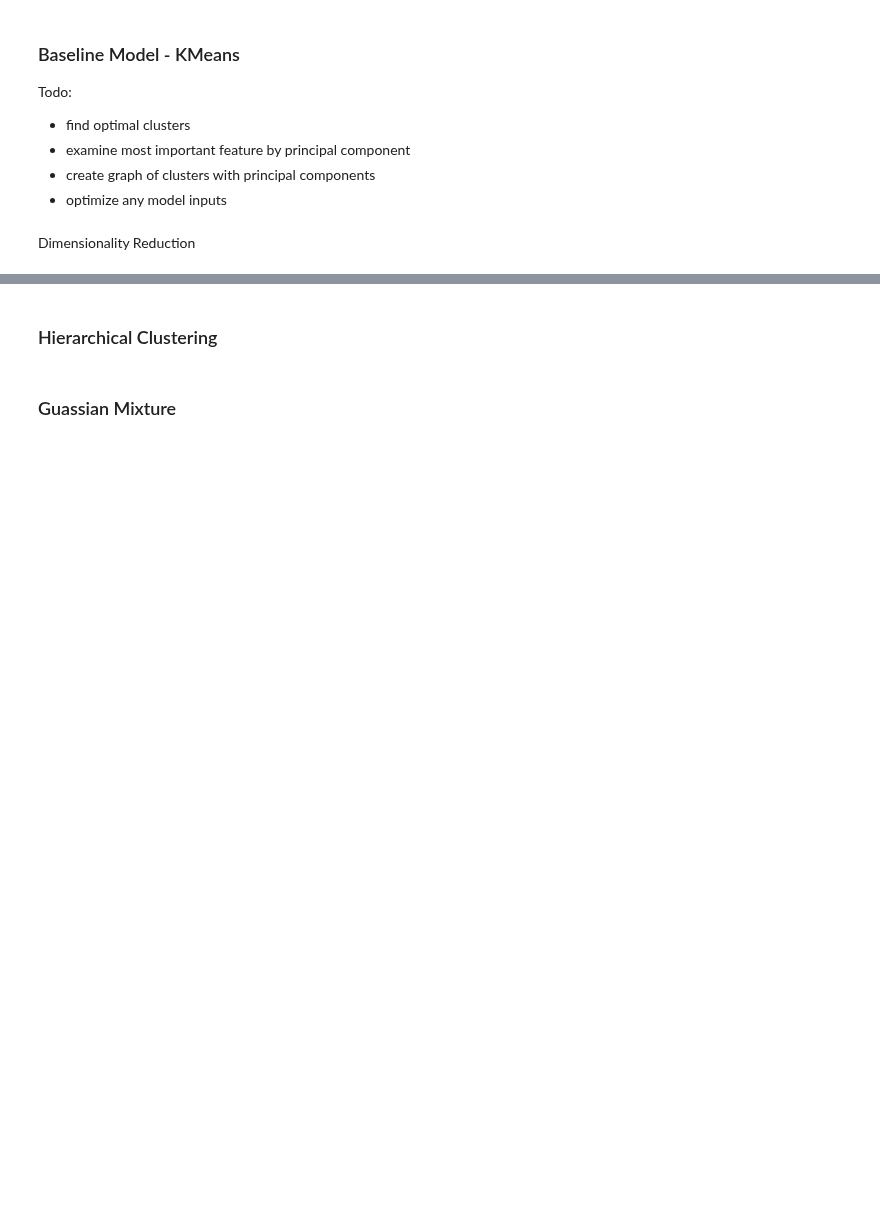
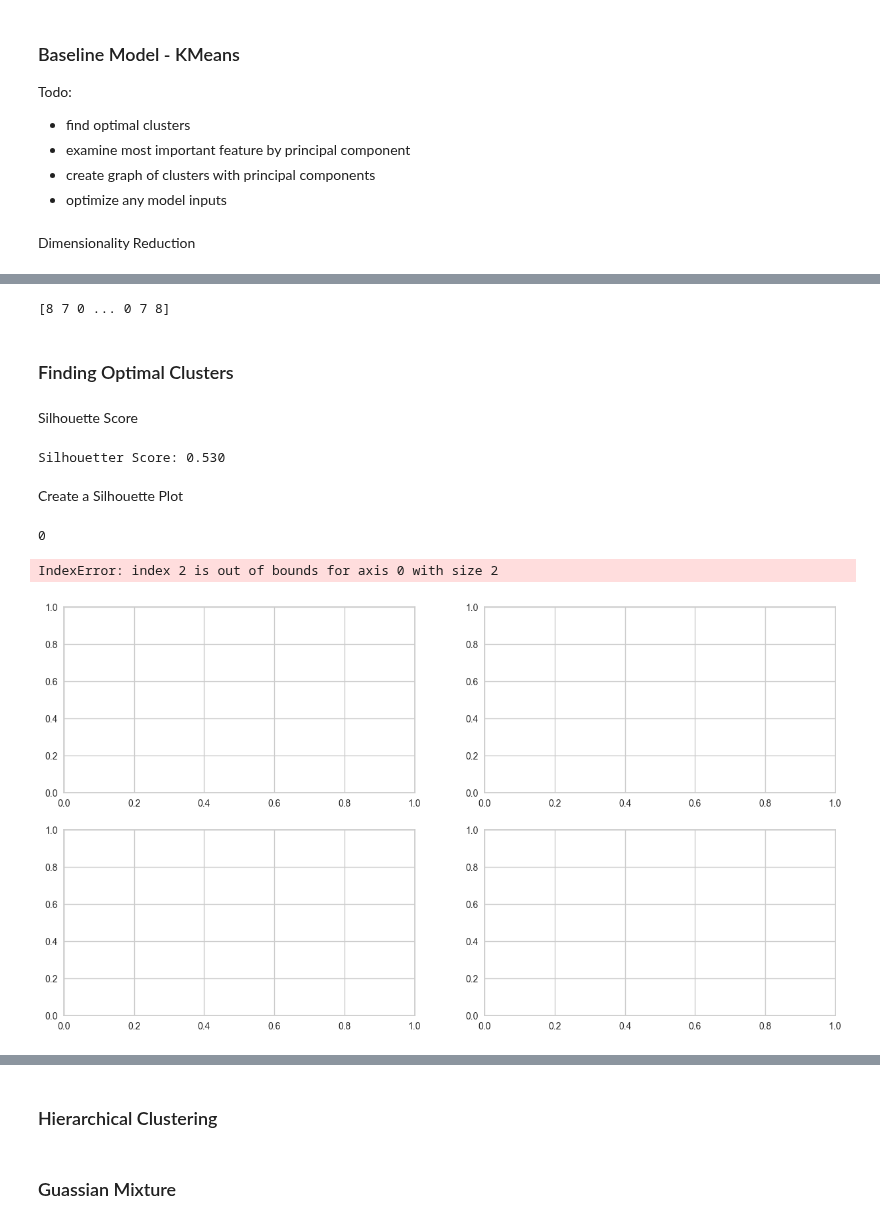
Before and after one commit to martza87/siads_696_mII, a Jupyter notebook: src/04_unsupervised_learning_model.ipynb, the cells around one changed output, grey strips where cells are left out. Cells and saved outputs as stored; diff of their text form; code cells hidden in the pictures; blank space fills up the shorter version.

Commit message:
[Update] added some code for silhouette score

```diff
--- a/src/04_unsupervised_learning_model.ipynb
+++ b/src/04_unsupervised_learning_model.ipynb
@@ -85,0 +81,9 @@ PCA does not accept missing values encoded as NaN natively. For supervised learn
+# %%
+# kmeans code
+kmeans = KMeans(init = 'random', n_clusters=12, n_init=10, random_state = 0)
+km = kmeans.fit(X_pca)
+km.n_iter_
+labels = km.labels_
+#print(labels)
+# %% [output]
+[8 7 0 ... 0 7 8]
@@ -85,0 +99,32 @@ PCA does not accept missing values encoded as NaN natively. For supervised learn
+# %% [markdown]
+### Finding Optimal Clusters
+# %% [markdown]
+Silhouette Score
+# %%
+# works for all sklearn unsupervised model evaluation metrics with DBSCAN
+score = silhouette_score(X_pca, km.labels_, metric='euclidean')
+print('Silhouetter Score: %.3f' % score)
+# %% [output]
+Silhouetter Score: 0.530
+# %% [markdown]
+Create a Silhouette Plot
+# %%
+fig, ax = plt.subplots(2, 2, figsize=(15,8))
+for i in [6, 7, 8, 9]:
+    '''
+    Create KMeans instance for different number of clusters
+    '''
+    km = KMeans(n_clusters=i, init='k-means++', n_init=10, max_iter=50, random_state=42)
+
+    q, mod = divmod(i, 2)
+    print(mod)
+    '''
+    Create SilhouetteVisualizer instance with KMeans instance
+    Fit the visualizer
+    '''
+    visualizer = SilhouetteVisualizer(km, colors='yellowbrick', ax=ax[q-1][mod])
+    visualizer.fit(X_pca)
+# %% [output]
+0
+IndexError: index 2 is out of bounds for axis 0 with size 2
+[figure, added]
```
Also changed, not shown: parts of 15 cells of this notebook.
